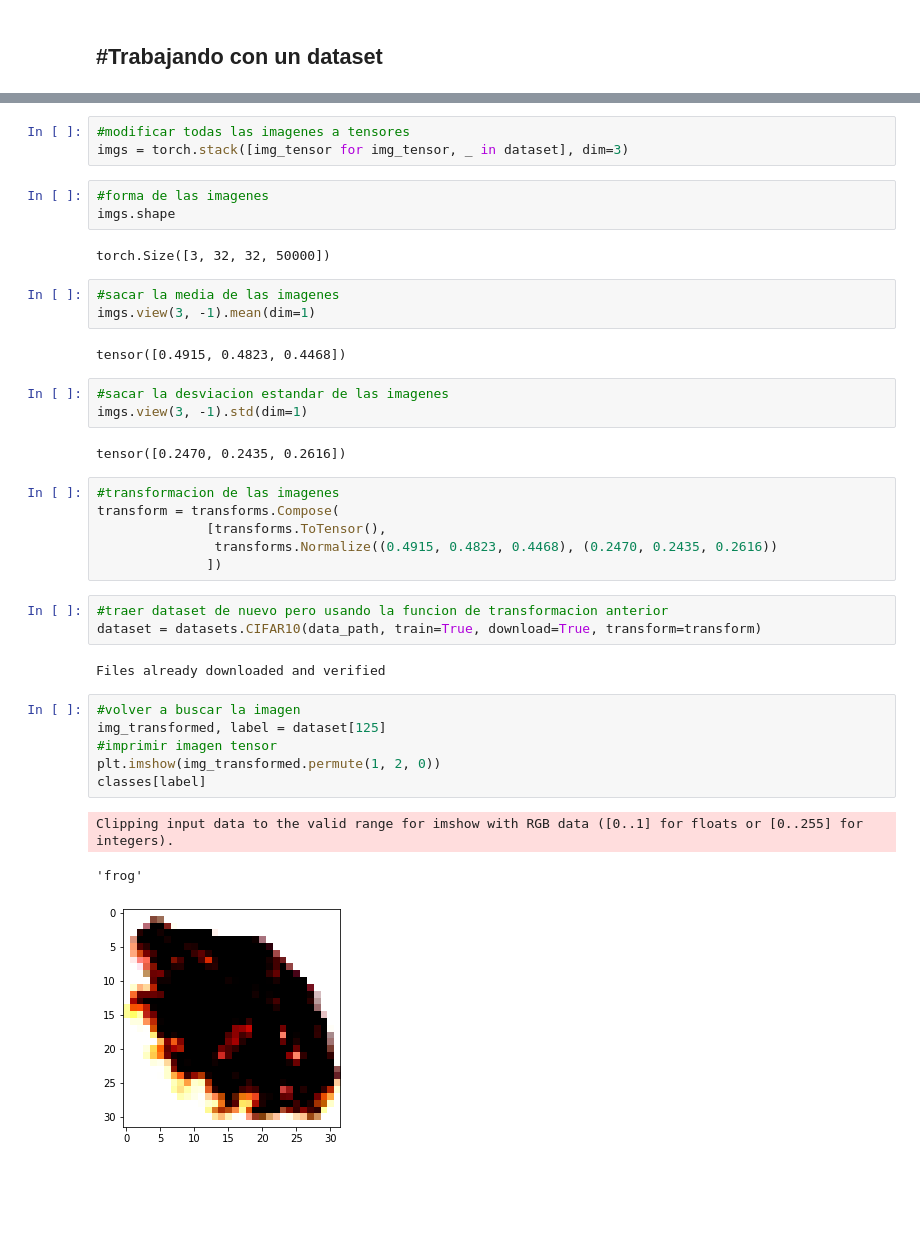
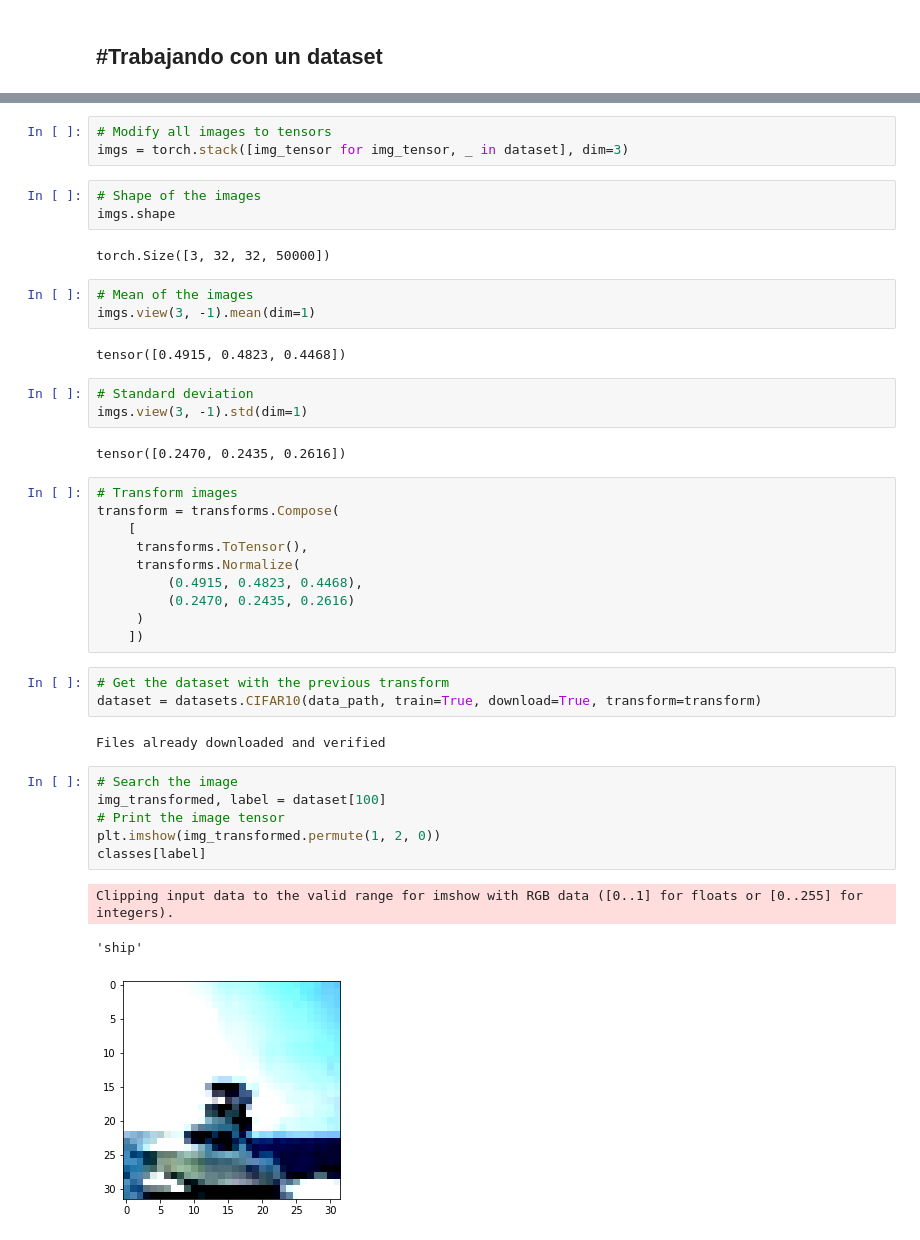
Before and after one commit to Kzarama/machine_learning, a Jupyter notebook: introduction_ml/modelsPreTained.ipynb, the cells around one changed output, grey strips where cells are left out. Saved outputs shown, nothing was run; the diff lists cells and outputs as text; blank space fills up the shorter version.

```diff
--- a/introduction_ml/modelsPreTained.ipynb
+++ b/introduction_ml/modelsPreTained.ipynb
@@ -237,39 +240,43 @@ plt.imshow(img.permute(1, 2, 0))
 # %%
-#modificar todas las imagenes a tensores
+# Modify all images to tensors
 imgs = torch.stack([img_tensor for img_tensor, _ in dataset], dim=3)
-# %%
-#forma de las imagenes
-imgs.shape
-# %% [output]
-torch.Size([3, 32, 32, 50000])
+# %%
+# Shape of the images
+imgs.shape
+# %% [output]
+torch.Size([3, 32, 32, 50000])
 # %%
-#sacar la media de las imagenes
+# Mean of the images
 imgs.view(3, -1).mean(dim=1)
 # %% [output]
 tensor([0.4915, 0.4823, 0.4468])
 # %%
-#sacar la desviacion estandar de las imagenes
+# Standard deviation
 imgs.view(3, -1).std(dim=1)
 # %% [output]
 tensor([0.2470, 0.2435, 0.2616])
 # %%
-#transformacion de las imagenes
+# Transform images
 transform = transforms.Compose(
-              [transforms.ToTensor(),
-               transforms.Normalize((0.4915, 0.4823, 0.4468), (0.2470, 0.2435, 0.2616))
-              ])
+    [
+     transforms.ToTensor(),
+     transforms.Normalize(
+         (0.4915, 0.4823, 0.4468),
+         (0.2470, 0.2435, 0.2616)
+     )
+    ])
 # %%
-#traer dataset de nuevo pero usando la funcion de transformacion anterior
+# Get the dataset with the previous transform
 dataset = datasets.CIFAR10(data_path, train=True, download=True, transform=transform)
 # %% [output]
 Files already downloaded and verified
 # %%
-#volver a buscar la imagen
-img_transformed, label = dataset[125]
-#imprimir imagen tensor
+# Search the image
+img_transformed, label = dataset[100]
+# Print the image tensor
 plt.imshow(img_transformed.permute(1, 2, 0))
 classes[label]
 # %% [output]
 Clipping input data to the valid range for imshow with RGB data ([0..1] for floats or [0..255] for integers).
-'frog'
+'ship'
-[figure, old version]
+[figure, new version]
```
Also changed, not shown: parts of 28 cells of this notebook.
